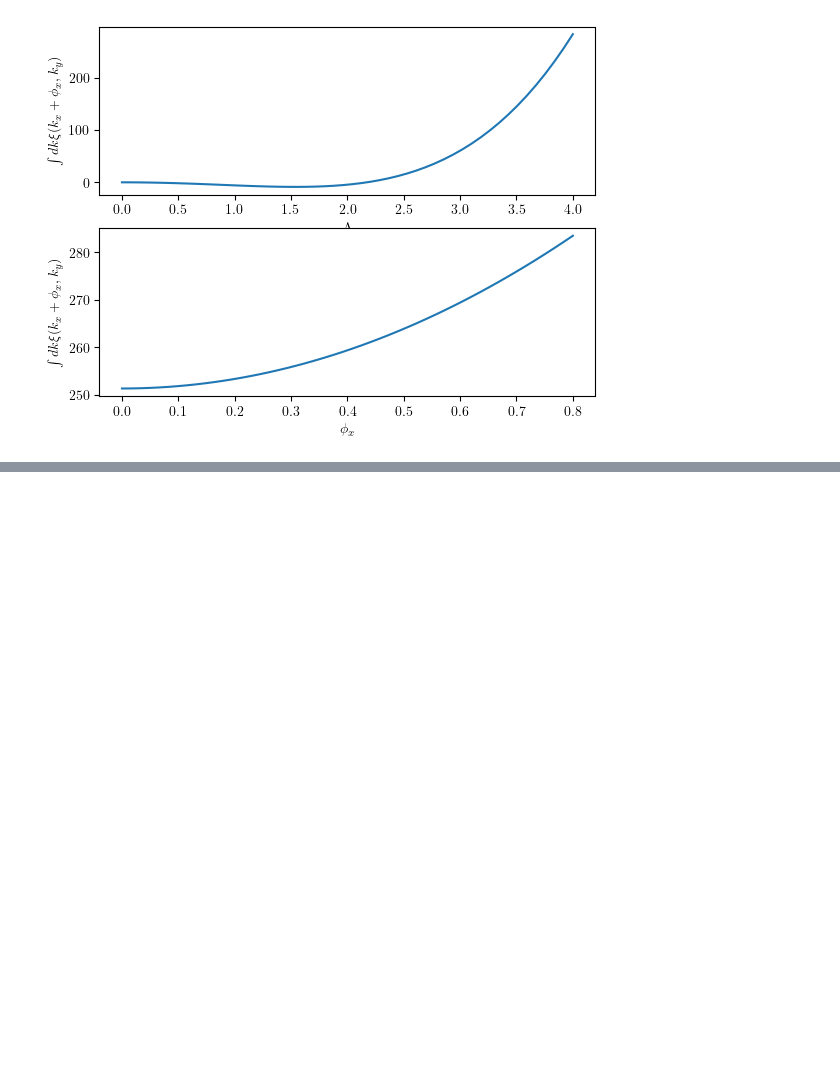
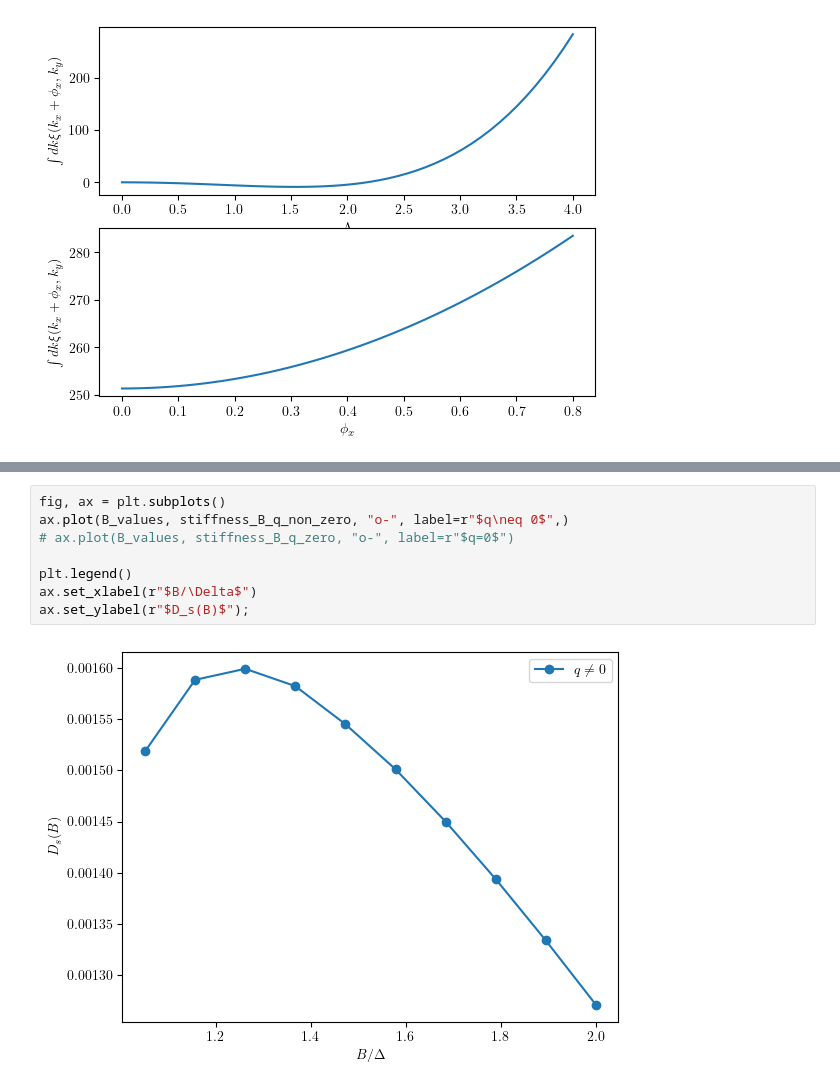
Before and after one commit to gabriel-rodriguez-ruiz/bilayer, a Jupyter notebook: Monolayer.ipynb, the cells around one changed output, grey strips where cells are left out. Cells and saved outputs as stored; diff of their text form; blank space fills up the shorter version.

```diff
--- a/Monolayer.ipynb
+++ b/Monolayer.ipynb
@@ -558,0 +566,10 @@ get_total_fundamental_energy_vs_phi_x([Discriminant_roots[0]], mu, B, Delta, cut
+# %%
+fig, ax = plt.subplots()
+ax.plot(B_values, stiffness_B_q_non_zero, "o-", label=r"$q\neq 0$",)
+# ax.plot(B_values, stiffness_B_q_zero, "o-", label=r"$q=0$")
+
+plt.legend()
+ax.set_xlabel(r"$B/\Delta$")
+ax.set_ylabel(r"$D_s(B)$");
+# %% [output]
+[figure, added]
```
Also changed, not shown: parts of 10 cells of this notebook.
